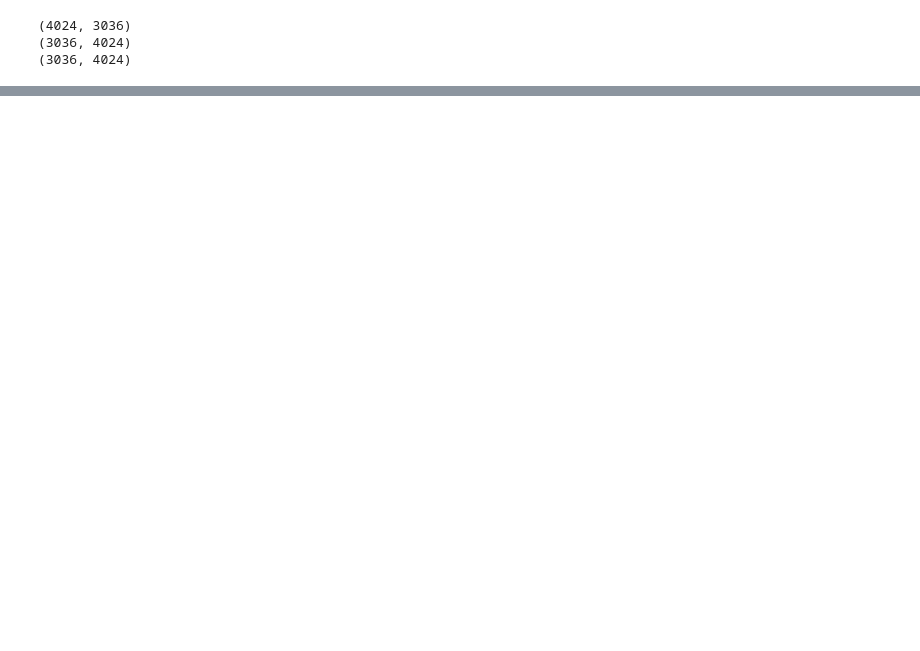
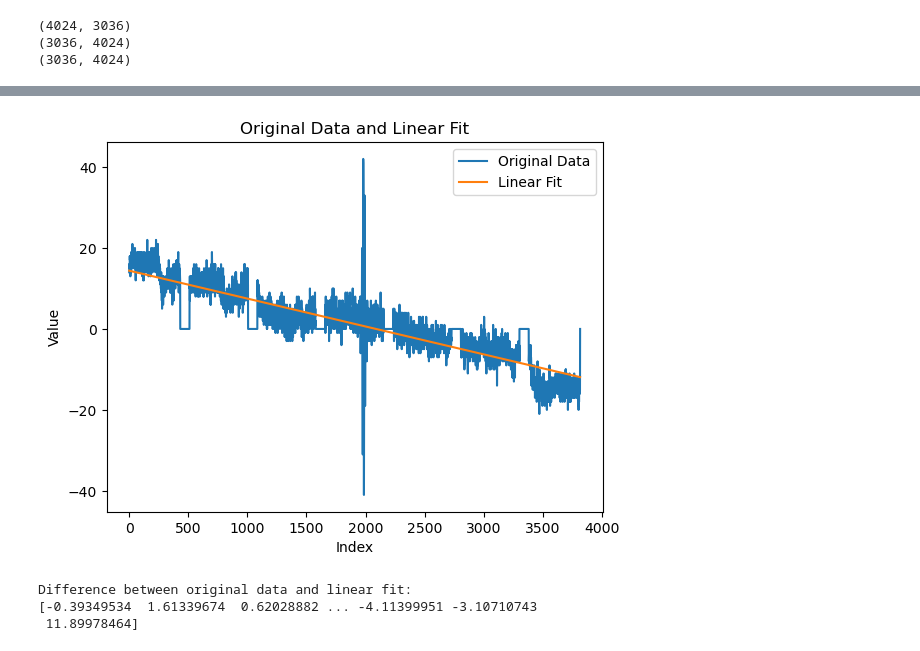
Before and after one commit to 2nd-Elysia/image_restract, a Jupyter notebook: picture_minus_numpy.ipynb, the cells around one changed output, grey strips where cells are left out. Cells and saved outputs as stored; diff of their text form; code cells hidden in the pictures; blank space fills up the shorter version.

```diff
--- a/picture_minus_numpy.ipynb
+++ b/picture_minus_numpy.ipynb
@@ -84,3 +82,38 @@ plt.show()
 np.set_printoptions(threshold=np.inf)
 # 打印数组
 # print(row_data)
+# %%
+import numpy as np
+from scipy.stats import linregress
+import matplotlib.pyplot as plt
+
+# 创建示例数组
+original_array = row_data
+
+# 取数组的208位之后的元素，创建新数组
+new_array = original_array[208:]
+
+# 进行线性拟合
+slope, intercept, _, _, _ = linregress(np.arange(len(new_array)), new_array)
+linear_fit = slope * np.arange(len(new_array)) + intercept
+
+# 计算每个位置的值与拟合线性函数的差异
+difference = new_array - linear_fit
+
+# 绘制原始数据和拟合线性函数
+plt.plot(np.arange(len(new_array)), new_array, label='Original Data')
+plt.plot(np.arange(len(new_array)), linear_fit, label='Linear Fit')
+plt.legend()
+plt.title('Original Data and Linear Fit')
+plt.xlabel('Index')
+plt.ylabel('Value')
+plt.show()
+
+# 输出结果
+print("Difference between original data and linear fit:")
+print(difference)
+# %% [output]
+[figure, added]
+Difference between original data and linear fit:
+[-0.39349534  1.61339674  0.62028882 ... -4.11399951 -3.10710743
+ 11.89978464]
```
Also changed, not shown: parts of 6 cells of this notebook, 25 other files.
